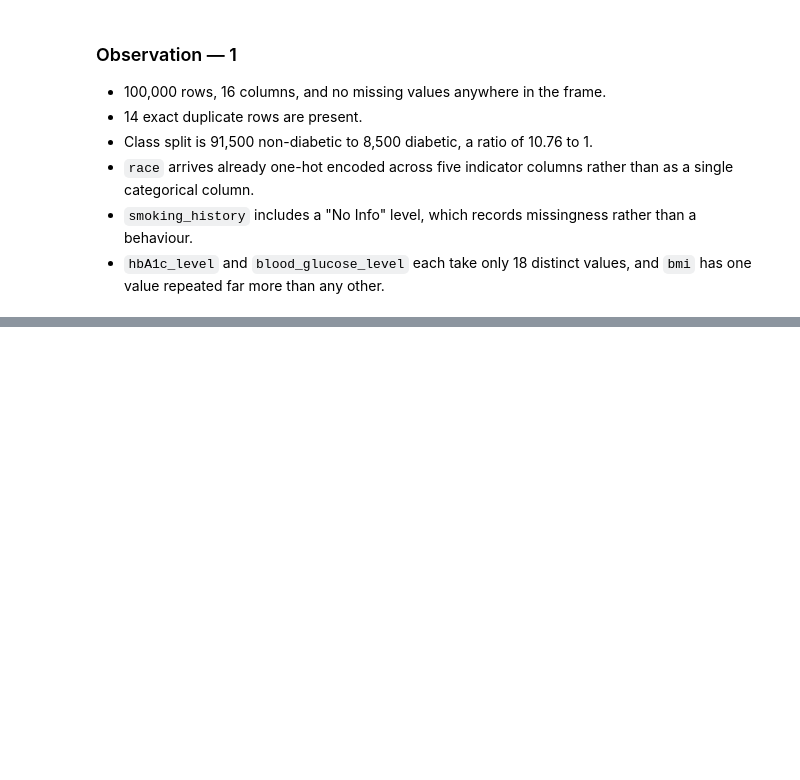
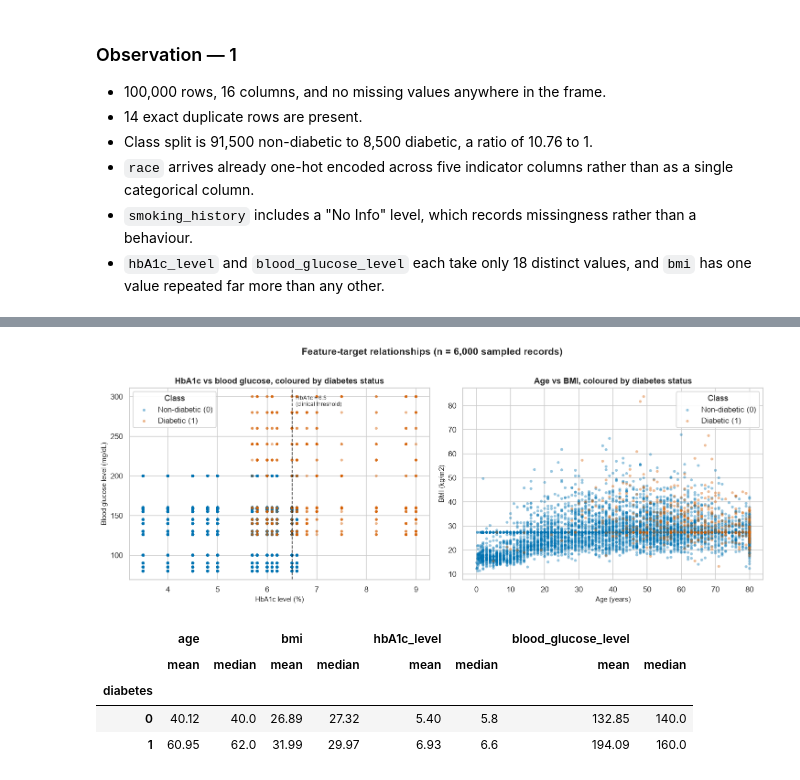
Before and after one commit to renexaan/glucotrack, a Jupyter notebook: notebooks/classification.ipynb, the cells around one changed output, grey strips where cells are left out. Saved outputs shown, nothing was run; the diff lists cells and outputs as text; code cells hidden in the pictures; blank space fills up the shorter version.

```diff
--- a/notebooks/classification.ipynb
+++ b/notebooks/classification.ipynb
@@ -202,0 +364,46 @@ A model predicting the majority class for every row would score 91.5% accuracy w
+# %%
+SCATTER_N = 6_000
+df_s = df_raw.sample(n=min(SCATTER_N, len(df_raw)), random_state=RANDOM_STATE)
+
+fig, axes = plt.subplots(1, 2, figsize=(13.5, 5.2))
+
+# the two diagnostic markers against each other, coloured by class
+for cls in [0, 1]:
+    sub = df_s[df_s[TARGET] == cls]
+    axes[0].scatter(sub["hbA1c_level"], sub["blood_glucose_level"],
+                    s=16, alpha=0.45, color=CLASS_COLOURS[cls],
+                    label=CLASS_LABELS[cls], edgecolors="none")
+axes[0].axvline(6.5, color="black", linestyle="--", linewidth=1.2, alpha=0.75)
+axes[0].text(6.55, axes[0].get_ylim()[1] * 0.97, " HbA1c = 6.5\n (clinical threshold)",
+             fontsize=8, va="top")
+axes[0].set_title("HbA1c vs blood glucose, coloured by diabetes status")
+axes[0].set_xlabel("HbA1c level (%)")
+axes[0].set_ylabel("Blood glucose level (mg/dL)")
+axes[0].legend(title="Class", loc="upper left", framealpha=0.92)
+
+# the two main risk factors, for contrast
+for cls in [0, 1]:
+    sub = df_s[df_s[TARGET] == cls]
+    axes[1].scatter(sub["age"], sub["bmi"],
+                    s=16, alpha=0.40, color=CLASS_COLOURS[cls],
+                    label=CLASS_LABELS[cls], edgecolors="none")
+axes[1].set_title("Age vs BMI, coloured by diabetes status")
+axes[1].set_xlabel("Age (years)")
+axes[1].set_ylabel("BMI (kg/m2)")
+axes[1].legend(title="Class", loc="upper right", framealpha=0.92)
+
+fig.suptitle(f"Feature-target relationships (n = {len(df_s):,} sampled records)",
+             fontsize=14, fontweight="bold", y=1.01)
+plt.tight_layout()
+plt.show()
+
+# the same relationships as numbers
+df_raw.groupby(TARGET)[["age", "bmi", "hbA1c_level", "blood_glucose_level"]] \
+      .agg(["mean", "median"]).round(2)
+# %% [output]
+[figure, added]
+|  | age |  | bmi |  | hbA1c_level |  | blood_glucose_level |  |
+|  | mean | median | mean | median | mean | median | mean | median |
+| diabetes |  |  |  |  |  |  |  |  |
+| 0 | 40.12 | 40.0 | 26.89 | 27.32 | 5.40 | 5.8 | 132.85 | 140.0 |
+| 1 | 60.95 | 62.0 | 31.99 | 29.97 | 6.93 | 6.6 | 194.09 | 160.0 |
```
Also changed, not shown: parts of 11 cells of this notebook.
